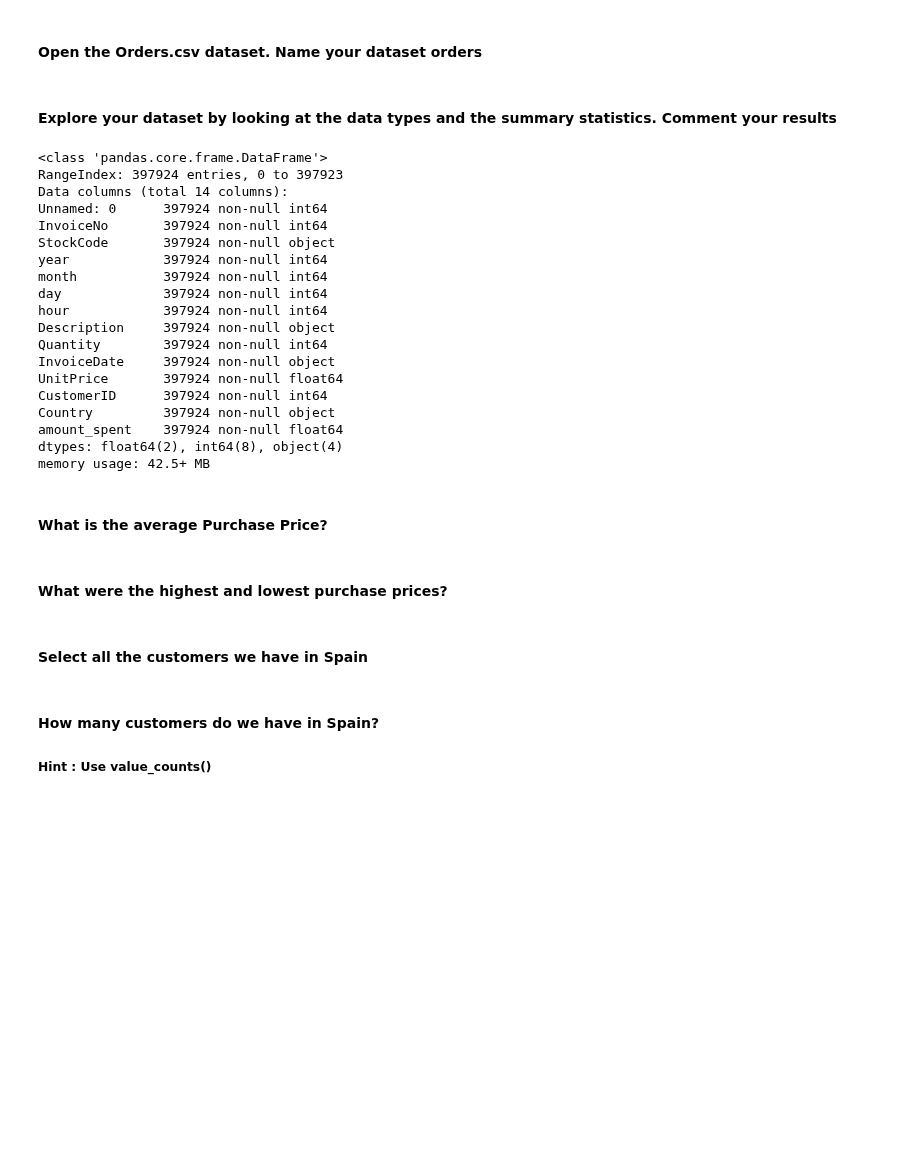
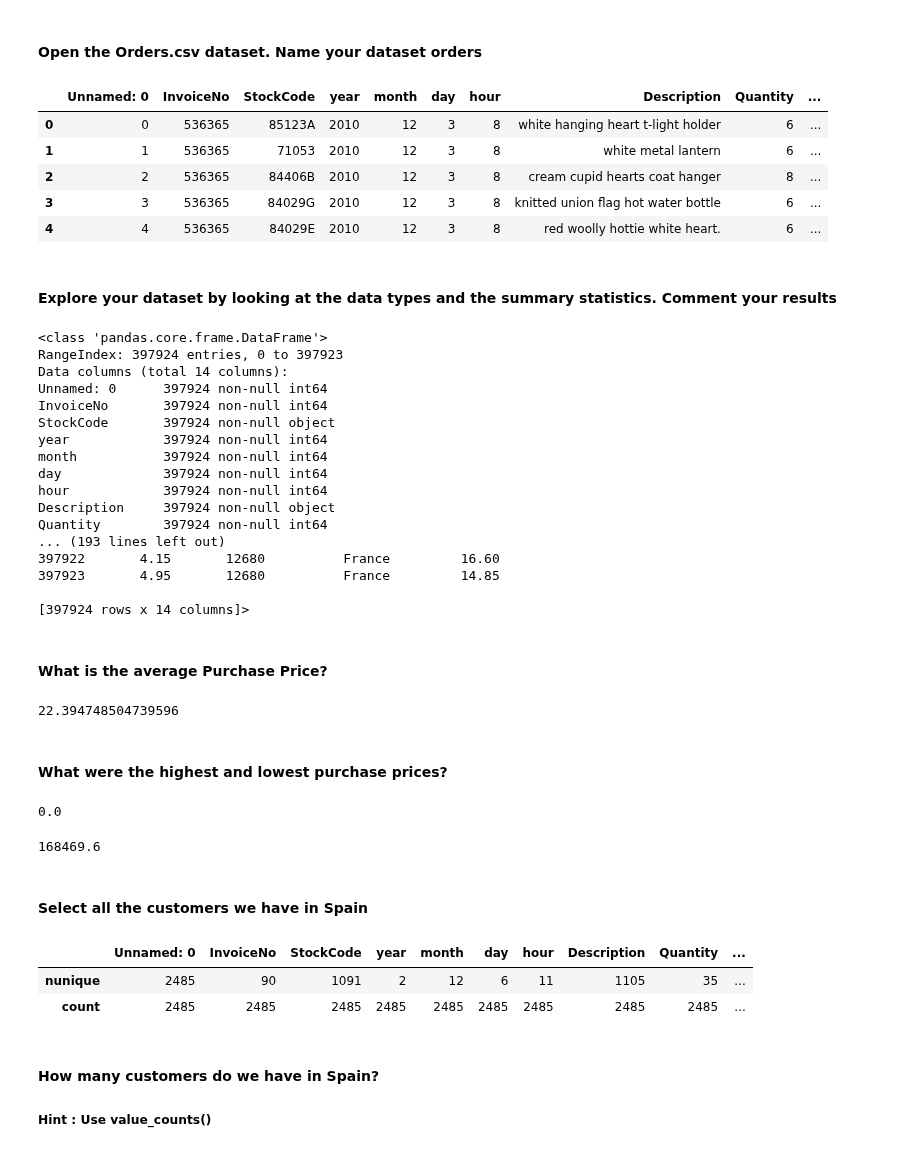
Before and after one commit to davidlafuentem/data-labs, a Jupyter notebook: module-2/lab-subsetting-and-descriptive-stats/your-code/main.ipynb, the cells around one changed output. Saved outputs shown, nothing was run; the diff lists cells and outputs as text; code cells hidden in the pictures; blank space fills up the shorter version.

Commit message:
orders

```diff
--- a/module-2/lab-subsetting-and-descriptive-stats/your-code/main.ipynb
+++ b/module-2/lab-subsetting-and-descriptive-stats/your-code/main.ipynb
@@ -348,11 +340,21 @@ employee.groupby('Department').agg({'Salary': lambda x: x.max() - x.min()})
 # %%
 # your answer here
 orders = pd.read_csv('./Orders.csv')
+# %%
+orders.head()
+# %% [output]
+|  | Unnamed: 0 | InvoiceNo | StockCode | year | month | day | hour | Description | Quantity | ... |
+| 0 | 0 | 536365 | 85123A | 2010 | 12 | 3 | 8 | white hanging heart t-light holder | 6 | ... |
+| 1 | 1 | 536365 | 71053 | 2010 | 12 | 3 | 8 | white metal lantern | 6 | ... |
+| 2 | 2 | 536365 | 84406B | 2010 | 12 | 3 | 8 | cream cupid hearts coat hanger | 8 | ... |
+| 3 | 3 | 536365 | 84029G | 2010 | 12 | 3 | 8 | knitted union flag hot water bottle | 6 | ... |
+| 4 | 4 | 536365 | 84029E | 2010 | 12 | 3 | 8 | red woolly hottie white heart. | 6 | ... |
 # %% [markdown]
 #### Explore your dataset by looking at the data types and the summary statistics. Comment your results
 # %%
 # your answer here
 orders.info()
+print(orders.describe)
 # %% [output]
 <class 'pandas.core.frame.DataFrame'>
 RangeIndex: 397924 entries, 0 to 397923
@@ -366,10 +368,8 @@ day             397924 non-null int64
 hour            397924 non-null int64
 Description     397924 non-null object
 Quantity        397924 non-null int64
-InvoiceDate     397924 non-null object
-UnitPrice       397924 non-null float64
-CustomerID      397924 non-null int64
-Country         397924 non-null object
-amount_spent    397924 non-null float64
-dtypes: float64(2), int64(8), object(4)
-memory usage: 42.5+ MB
+... (193 lines left out)
+397922       4.15       12680          France         16.60
+397923       4.95       12680          France         14.85
+
+[397924 rows x 14 columns]>
@@ -379,16 +377,30 @@ memory usage: 42.5+ MB
 ####  What is the average Purchase Price?
 # %%
 # your answer here
+orders['amount_spent'].mean()
+# %% [output]
+22.394748504739596
 # %% [markdown]
 #### What were the highest and lowest purchase prices?
 # %%
 # your answer here
+orders['amount_spent'].min()
+# %% [output]
+0.0
 # %%
 # your answer here
+orders['amount_spent'].max()
+# %% [output]
+168469.6
 # %% [markdown]
 #### Select all the customers we have in Spain
 # %%
 # your answer here
+orders[orders['Country']=='Spain'].agg(['nunique','count'])
+# %% [output]
+|  | Unnamed: 0 | InvoiceNo | StockCode | year | month | day | hour | Description | Quantity | ... |
+| nunique | 2485 | 90 | 1091 | 2 | 12 | 6 | 11 | 1105 | 35 | ... |
+| count | 2485 | 2485 | 2485 | 2485 | 2485 | 2485 | 2485 | 2485 | 2485 | ... |
 # %% [markdown]
 #### How many customers do we have in Spain?
 ##### Hint : Use value_counts()
```
Also changed, not shown: parts of 7 cells of this notebook.
